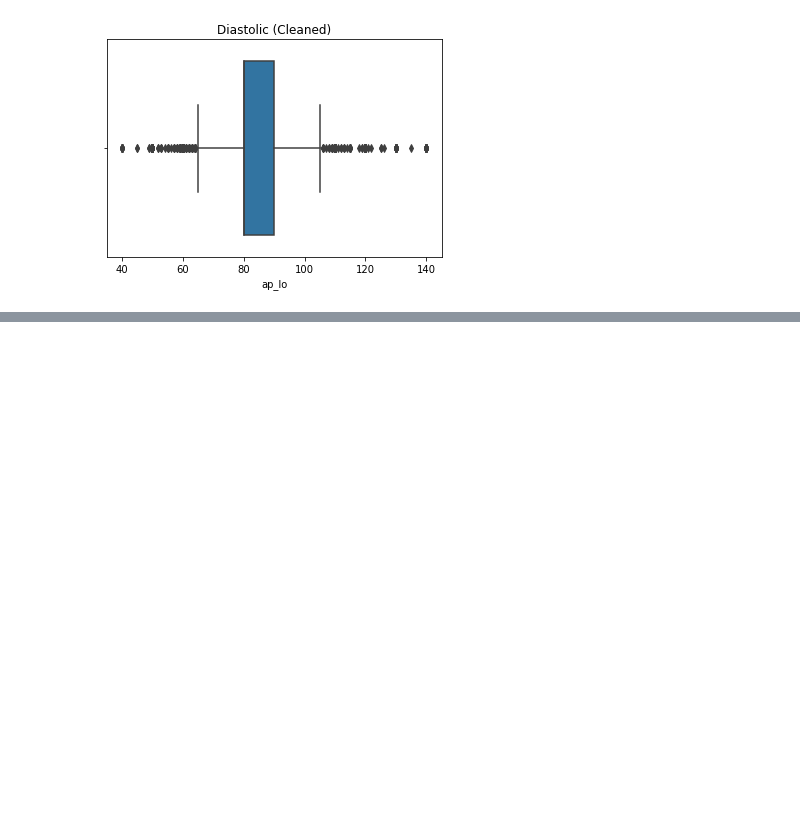
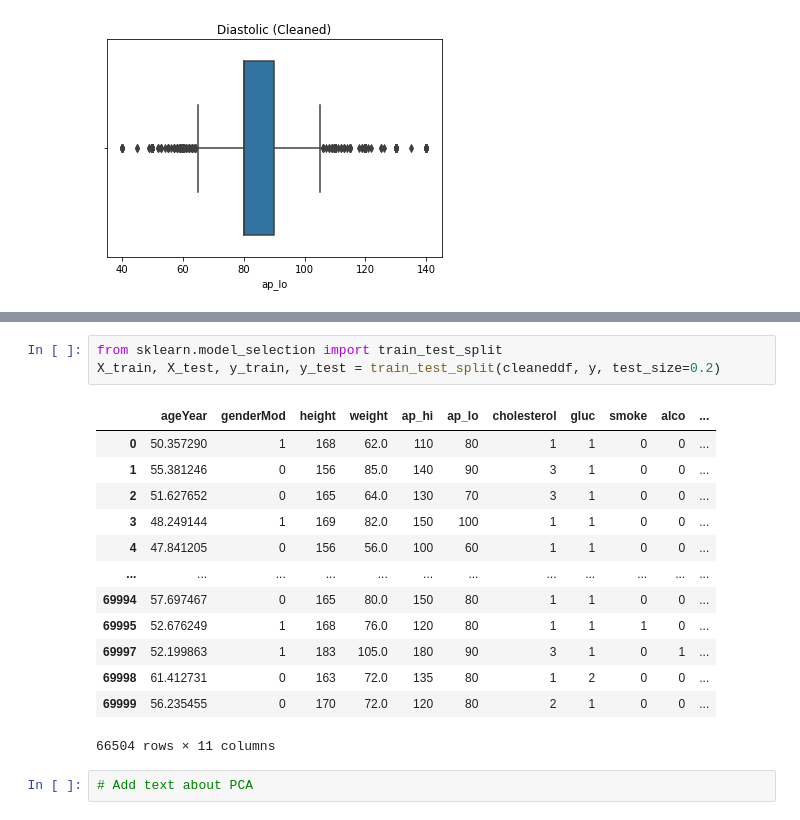
Before and after one commit to jianrong1995/CVD-Detection, a Jupyter notebook: cardio.ipynb, the cells around one changed output, grey strips where cells are left out. Saved outputs shown, nothing was run; the diff lists cells and outputs as text; blank space fills up the shorter version.

```diff
--- a/cardio.ipynb
+++ b/cardio.ipynb
@@ -254,0 +279,19 @@ len(df)
+# %%
+from sklearn.model_selection import train_test_split
+X_train, X_test, y_train, y_test = train_test_split(cleaneddf, y, test_size=0.2)
+# %% [output]
+|  | ageYear | genderMod | height | weight | ap_hi | ap_lo | cholesterol | gluc | smoke | alco | ... |
+| 0 | 50.357290 | 1 | 168 | 62.0 | 110 | 80 | 1 | 1 | 0 | 0 | ... |
+| 1 | 55.381246 | 0 | 156 | 85.0 | 140 | 90 | 3 | 1 | 0 | 0 | ... |
+| 2 | 51.627652 | 0 | 165 | 64.0 | 130 | 70 | 3 | 1 | 0 | 0 | ... |
+| 3 | 48.249144 | 1 | 169 | 82.0 | 150 | 100 | 1 | 1 | 0 | 0 | ... |
+| 4 | 47.841205 | 0 | 156 | 56.0 | 100 | 60 | 1 | 1 | 0 | 0 | ... |
+| ... | ... | ... | ... | ... | ... | ... | ... | ... | ... | ... | ... |
+| 69994 | 57.697467 | 0 | 165 | 80.0 | 150 | 80 | 1 | 1 | 0 | 0 | ... |
+| 69995 | 52.676249 | 1 | 168 | 76.0 | 120 | 80 | 1 | 1 | 1 | 0 | ... |
+| 69997 | 52.199863 | 1 | 183 | 105.0 | 180 | 90 | 3 | 1 | 0 | 1 | ... |
+| 69998 | 61.412731 | 0 | 163 | 72.0 | 135 | 80 | 1 | 2 | 0 | 0 | ... |
+| 69999 | 56.235455 | 0 | 170 | 72.0 | 120 | 80 | 2 | 1 | 0 | 0 | ... |
+66504 rows × 11 columns
+# %%
+# Add text about PCA
```
Also changed, not shown: parts of 8 cells of this notebook.
